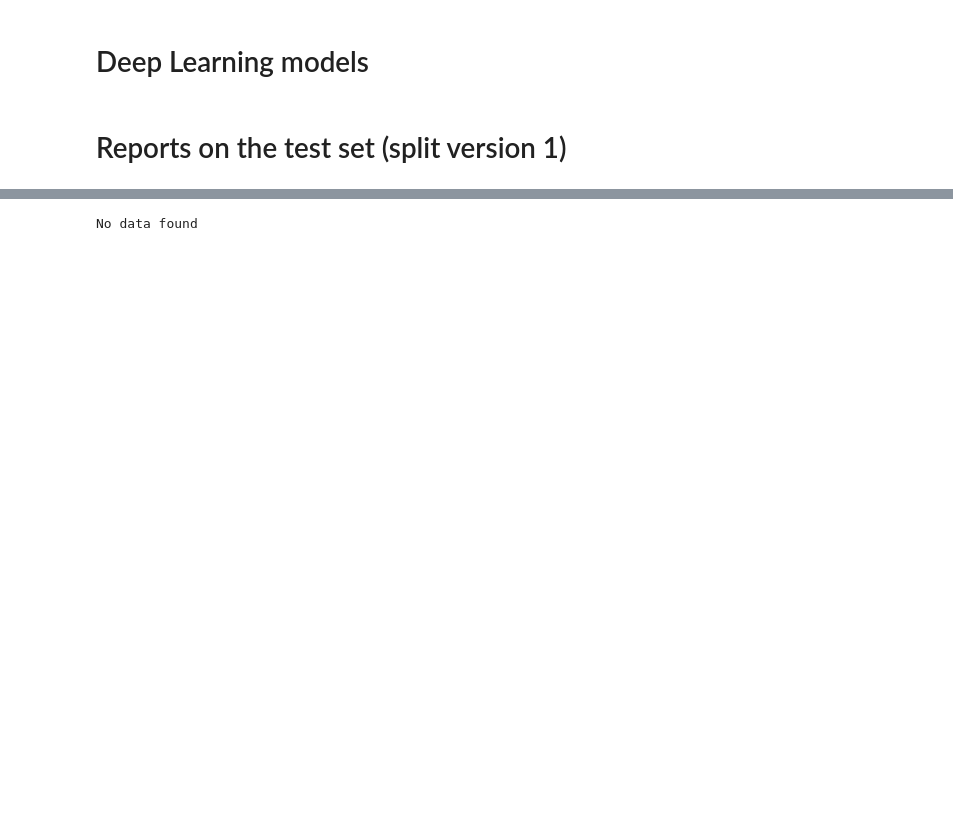
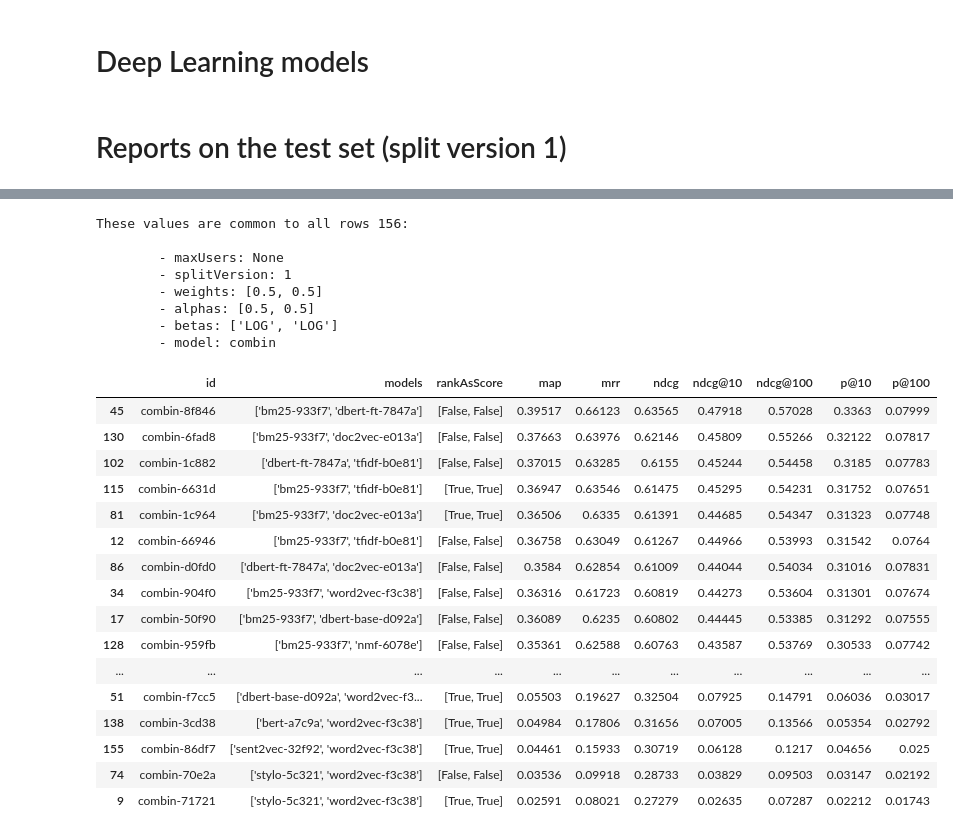
Before and after one commit to arthur-gallois/Twinews-adapted, a Jupyter notebook: twinews/evaluation/hjreport.ipynb, the cells around one changed output, grey strips where cells are left out. Cells and saved outputs as stored; diff of their text form; code cells hidden in the pictures; blank space fills up the shorter version.

```diff
--- a/twinews/evaluation/hjreport.ipynb
+++ b/twinews/evaluation/hjreport.ipynb
@@ -376,12 +173,36 @@ report = printReport\
 # %%
+# Expected 156 rows:
 report = printReport\
 (
     splitVersion=splitVersion,
     model='combin',
     # metricsFilter={'ndcg'},
     sortBy='ndcg',
     noSubsampling=True,
-    onlyFields={'id', 'model'}
 )
 # %% [output]
-No data found
+These values are common to all rows 156:
+
+        - maxUsers: None
+        - splitVersion: 1
+        - weights: [0.5, 0.5]
+        - alphas: [0.5, 0.5]
+        - betas: ['LOG', 'LOG']
+        - model: combin
+|  | id | models | rankAsScore | map | mrr | ndcg | ndcg@10 | ndcg@100 | p@10 | p@100 |
+| 45 | combin-8f846 | ['bm25-933f7', 'dbert-ft-7847a'] | [False, False] | 0.39517 | 0.66123 | 0.63565 | 0.47918 | 0.57028 | 0.3363 | 0.07999 |
+| 130 | combin-6fad8 | ['bm25-933f7', 'doc2vec-e013a'] | [False, False] | 0.37663 | 0.63976 | 0.62146 | 0.45809 | 0.55266 | 0.32122 | 0.07817 |
+| 102 | combin-1c882 | ['dbert-ft-7847a', 'tfidf-b0e81'] | [False, False] | 0.37015 | 0.63285 | 0.6155 | 0.45244 | 0.54458 | 0.3185 | 0.07783 |
+| 115 | combin-6631d | ['bm25-933f7', 'tfidf-b0e81'] | [True, True] | 0.36947 | 0.63546 | 0.61475 | 0.45295 | 0.54231 | 0.31752 | 0.07651 |
+| 81 | combin-1c964 | ['bm25-933f7', 'doc2vec-e013a'] | [True, True] | 0.36506 | 0.6335 | 0.61391 | 0.44685 | 0.54347 | 0.31323 | 0.07748 |
+| 12 | combin-66946 | ['bm25-933f7', 'tfidf-b0e81'] | [False, False] | 0.36758 | 0.63049 | 0.61267 | 0.44966 | 0.53993 | 0.31542 | 0.0764 |
+| 86 | combin-d0fd0 | ['dbert-ft-7847a', 'doc2vec-e013a'] | [False, False] | 0.3584 | 0.62854 | 0.61009 | 0.44044 | 0.54034 | 0.31016 | 0.07831 |
+| 34 | combin-904f0 | ['bm25-933f7', 'word2vec-f3c38'] | [False, False] | 0.36316 | 0.61723 | 0.60819 | 0.44273 | 0.53604 | 0.31301 | 0.07674 |
+| 17 | combin-50f90 | ['bm25-933f7', 'dbert-base-d092a'] | [False, False] | 0.36089 | 0.6235 | 0.60802 | 0.44445 | 0.53385 | 0.31292 | 0.07555 |
+| 128 | combin-959fb | ['bm25-933f7', 'nmf-6078e'] | [False, False] | 0.35361 | 0.62588 | 0.60763 | 0.43587 | 0.53769 | 0.30533 | 0.07742 |
+| ... | ... | ... | ... | ... | ... | ... | ... | ... | ... | ... |
+| 51 | combin-f7cc5 | ['dbert-base-d092a', 'word2vec-f3... | [True, True] | 0.05503 | 0.19627 | 0.32504 | 0.07925 | 0.14791 | 0.06036 | 0.03017 |
+| 138 | combin-3cd38 | ['bert-a7c9a', 'word2vec-f3c38'] | [True, True] | 0.04984 | 0.17806 | 0.31656 | 0.07005 | 0.13566 | 0.05354 | 0.02792 |
+| 155 | combin-86df7 | ['sent2vec-32f92', 'word2vec-f3c38'] | [True, True] | 0.04461 | 0.15933 | 0.30719 | 0.06128 | 0.1217 | 0.04656 | 0.025 |
+| 74 | combin-70e2a | ['stylo-5c321', 'word2vec-f3c38'] | [False, False] | 0.03536 | 0.09918 | 0.28733 | 0.03829 | 0.09503 | 0.03147 | 0.02192 |
+| 9 | combin-71721 | ['stylo-5c321', 'word2vec-f3c38'] | [True, True] | 0.02591 | 0.08021 | 0.27279 | 0.02635 | 0.07287 | 0.02212 | 0.01743 |
```
Also changed, not shown: parts of 21 cells of this notebook, 4 other files.
